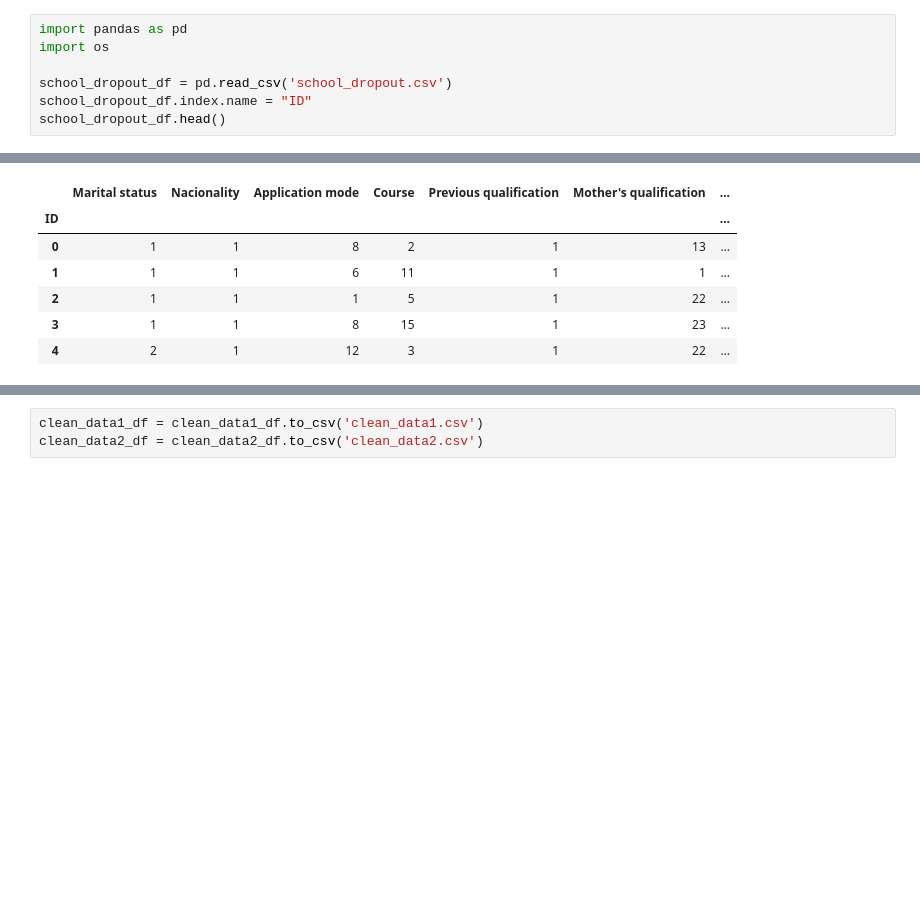
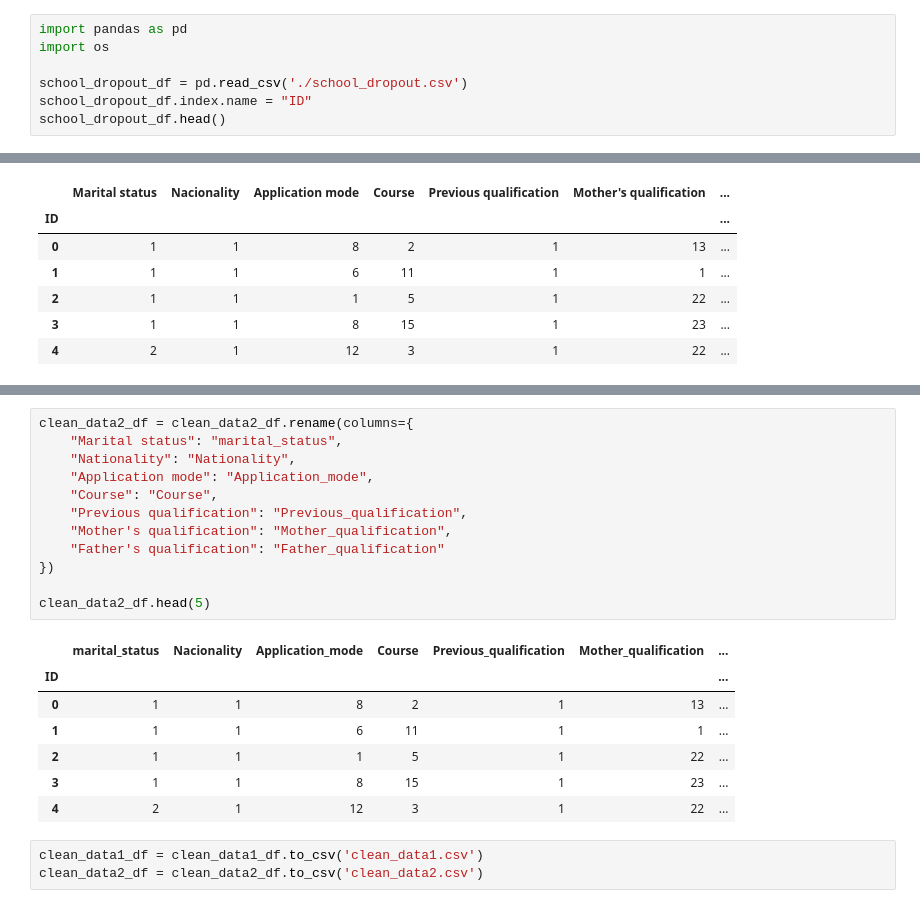
Before and after one commit to afraelizondo/Diabetes_MachineLearning, a Jupyter notebook: Final Project.ipynb, the cells around one changed output, grey strips where cells are left out. Saved outputs shown, nothing was run; the diff lists cells and outputs as text; blank space fills up the shorter version.

Commit message:
No spaces in column names

```diff
--- a/Final Project.ipynb
+++ b/Final Project.ipynb
@@ -2,7 +2,7 @@
 import pandas as pd
 import os
 
-school_dropout_df = pd.read_csv('school_dropout.csv')
+school_dropout_df = pd.read_csv('./school_dropout.csv')
 school_dropout_df.index.name = "ID"
 school_dropout_df.head()
 # %% [output]
@@ -88,3 +108,23 @@ clean_data2_df.head()
+# %%
+clean_data2_df = clean_data2_df.rename(columns={
+    "Marital status": "marital_status",
+    "Nationality": "Nationality",
+    "Application mode": "Application_mode",
+    "Course": "Course",
+    "Previous qualification": "Previous_qualification",
+    "Mother's qualification": "Mother_qualification",
+    "Father's qualification": "Father_qualification"
+})
+
+clean_data2_df.head(5)
+# %% [output]
+|  | marital_status | Nacionality | Application_mode | Course | Previous_qualification | Mother_qualification | ... |
+| ID |  |  |  |  |  |  | ... |
+| 0 | 1 | 1 | 8 | 2 | 1 | 13 | ... |
+| 1 | 1 | 1 | 6 | 11 | 1 | 1 | ... |
+| 2 | 1 | 1 | 1 | 5 | 1 | 22 | ... |
+| 3 | 1 | 1 | 8 | 15 | 1 | 23 | ... |
+| 4 | 2 | 1 | 12 | 3 | 1 | 22 | ... |
 # %%
 clean_data1_df = clean_data1_df.to_csv('clean_data1.csv')
 clean_data2_df = clean_data2_df.to_csv('clean_data2.csv')
```
Also changed, not shown: parts of 1 cell of this notebook, 3 other files.
